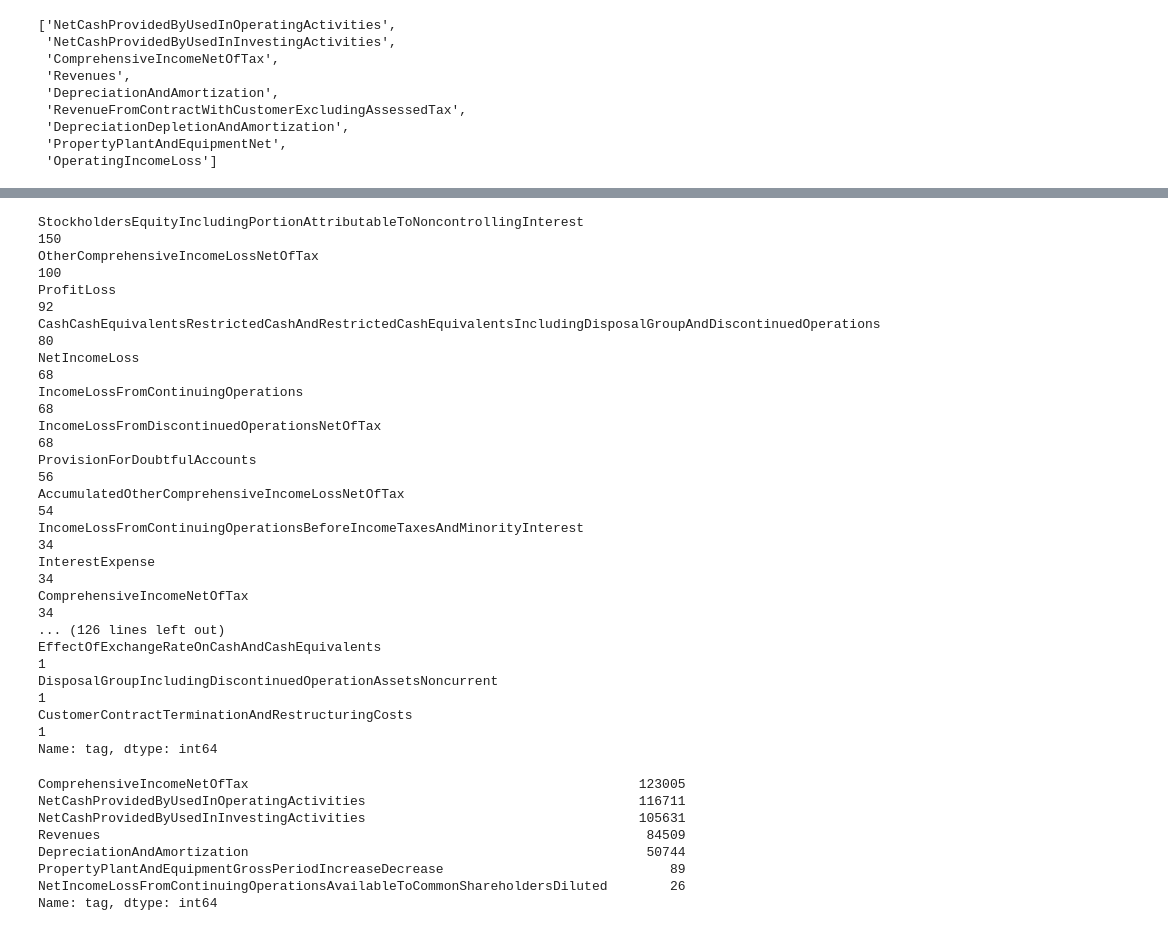
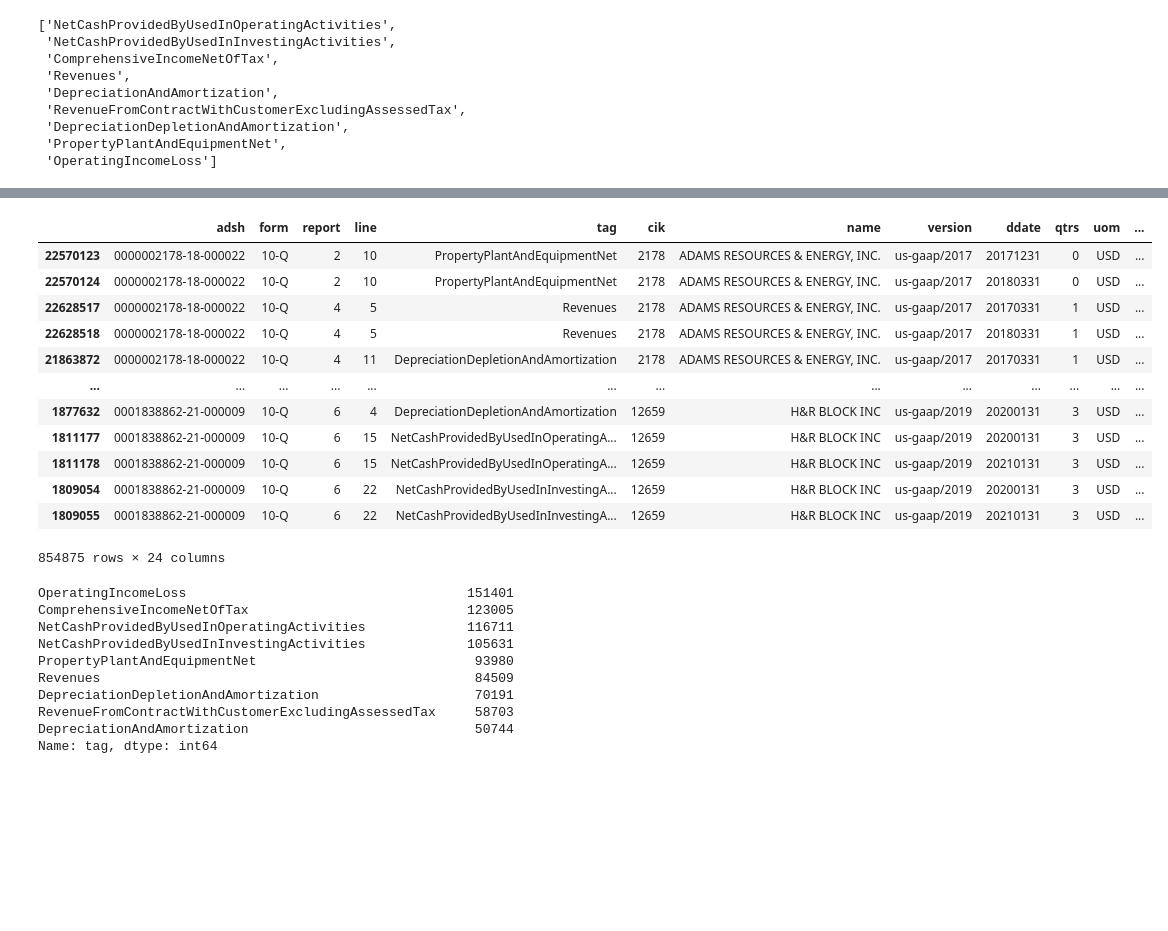
Before and after one commit to Nmack2014/sec-test-new, a Jupyter notebook: SEC_10Q_data_scratch.ipynb, the cells around one changed output, grey strips where cells are left out. Saved outputs shown, nothing was run; the diff lists cells and outputs as text; code cells hidden in the pictures; blank space fills up the shorter version.

```diff
--- a/SEC_10Q_data_scratch.ipynb
+++ b/SEC_10Q_data_scratch.ipynb
@@ -4,5 +5,6 @@ import glob
 # %%
 pd.set_option('display.max_rows', 200)
+pd.set_option('display.max_columns', 30)
 # %%
 sub_df=pd.read_csv('2021q2/sub.txt',sep='\t', header=0)
 tag_df=pd.read_csv('2021q2/tag.txt',sep='\t', header=0)
@@ -127,7 +129,7 @@ num_pre_sub_df=num_pre_sub_df[(num_pre_sub_df['form']=='10-Q')]
 # num_pre_sub_df.columns
 # %%
 test_df=num_pre_sub_df[['adsh', 'form', 'report','line','tag', 'cik', 'name', 'version', 'ddate', 'qtrs', 'uom', 'value',
-     'stmt','plabel','afs', 'wksi', 'fye', 'period', 'fy', 'fp']]
+     'stmt','plabel','afs', 'wksi', 'fye', 'period', 'fy', 'fp', 'sic', 'countryba', 'cityba', 'countryinc']]
 # %%
 # test_df
 # %%
@@ -251,35 +255,33 @@ aar_df
 # %%
 f=aar_df['tag'].value_counts()
-# %%
-f
-# %% [output]
-StockholdersEquityIncludingPortionAttributableToNoncontrollingInterest                                                                150
-OtherComprehensiveIncomeLossNetOfTax                                                                                                  100
-ProfitLoss                                                                                                                             92
-CashCashEquivalentsRestrictedCashAndRestrictedCashEquivalentsIncludingDisposalGroupAndDiscontinuedOperations                           80
-NetIncomeLoss                                                                                                                          68
-IncomeLossFromContinuingOperations                                                                                                     68
-IncomeLossFromDiscontinuedOperationsNetOfTax                                                                                           68
-ProvisionForDoubtfulAccounts                                                                                                           56
-AccumulatedOtherComprehensiveIncomeLossNetOfTax                                                                                        54
-IncomeLossFromContinuingOperationsBeforeIncomeTaxesAndMinorityInterest                                                                 34
-InterestExpense                                                                                                                        34
-ComprehensiveIncomeNetOfTax                                                                                                            34
-... (126 lines left out)
-EffectOfExchangeRateOnCashAndCashEquivalents                                                                                            1
-DisposalGroupIncludingDiscontinuedOperationAssetsNoncurrent                                                                             1
-CustomerContractTerminationAndRestructuringCosts                                                                                        1
-Name: tag, dtype: int64
+# %%
+filtered_df.sort_values(by=['adsh','report','line','fy','fp'])
+# %% [output]
+|  | adsh | form | report | line | tag | cik | name | version | ddate | qtrs | uom | ... |
+| 22570123 | 0000002178-18-000022 | 10-Q | 2 | 10 | PropertyPlantAndEquipmentNet | 2178 | ADAMS RESOURCES & ENERGY, INC. | us-gaap/2017 | 20171231 | 0 | USD | ... |
+| 22570124 | 0000002178-18-000022 | 10-Q | 2 | 10 | PropertyPlantAndEquipmentNet | 2178 | ADAMS RESOURCES & ENERGY, INC. | us-gaap/2017 | 20180331 | 0 | USD | ... |
+| 22628517 | 0000002178-18-000022 | 10-Q | 4 | 5 | Revenues | 2178 | ADAMS RESOURCES & ENERGY, INC. | us-gaap/2017 | 20170331 | 1 | USD | ... |
+| 22628518 | 0000002178-18-000022 | 10-Q | 4 | 5 | Revenues | 2178 | ADAMS RESOURCES & ENERGY, INC. | us-gaap/2017 | 20180331 | 1 | USD | ... |
+| 21863872 | 0000002178-18-000022 | 10-Q | 4 | 11 | DepreciationDepletionAndAmortization | 2178 | ADAMS RESOURCES & ENERGY, INC. | us-gaap/2017 | 20170331 | 1 | USD | ... |
+| ... | ... | ... | ... | ... | ... | ... | ... | ... | ... | ... | ... | ... |
+| 1877632 | 0001838862-21-000009 | 10-Q | 6 | 4 | DepreciationDepletionAndAmortization | 12659 | H&R BLOCK INC | us-gaap/2019 | 20200131 | 3 | USD | ... |
+| 1811177 | 0001838862-21-000009 | 10-Q | 6 | 15 | NetCashProvidedByUsedInOperatingA... | 12659 | H&R BLOCK INC | us-gaap/2019 | 20200131 | 3 | USD | ... |
+| 1811178 | 0001838862-21-000009 | 10-Q | 6 | 15 | NetCashProvidedByUsedInOperatingA... | 12659 | H&R BLOCK INC | us-gaap/2019 | 20210131 | 3 | USD | ... |
+| 1809054 | 0001838862-21-000009 | 10-Q | 6 | 22 | NetCashProvidedByUsedInInvestingA... | 12659 | H&R BLOCK INC | us-gaap/2019 | 20200131 | 3 | USD | ... |
+| 1809055 | 0001838862-21-000009 | 10-Q | 6 | 22 | NetCashProvidedByUsedInInvestingA... | 12659 | H&R BLOCK INC | us-gaap/2019 | 20210131 | 3 | USD | ... |
+854875 rows × 24 columns
 # %%
 filtered_df['tag'].value_counts()
 # %% [output]
-ComprehensiveIncomeNetOfTax                                                  123005
-NetCashProvidedByUsedInOperatingActivities                                   116711
-NetCashProvidedByUsedInInvestingActivities                                   105631
-Revenues                                                                      84509
-DepreciationAndAmortization                                                   50744
-PropertyPlantAndEquipmentGrossPeriodIncreaseDecrease                             89
-NetIncomeLossFromContinuingOperationsAvailableToCommonShareholdersDiluted        26
+OperatingIncomeLoss                                    151401
+ComprehensiveIncomeNetOfTax                            123005
+NetCashProvidedByUsedInOperatingActivities             116711
+NetCashProvidedByUsedInInvestingActivities             105631
+PropertyPlantAndEquipmentNet                            93980
+Revenues                                                84509
+DepreciationDepletionAndAmortization                    70191
+RevenueFromContractWithCustomerExcludingAssessedTax     58703
+DepreciationAndAmortization                             50744
 Name: tag, dtype: int64
 # %%
 filt_tags=filtered_df['tag'].value_counts()
```
Also changed, not shown: parts of 46 cells of this notebook, 1 other file.
